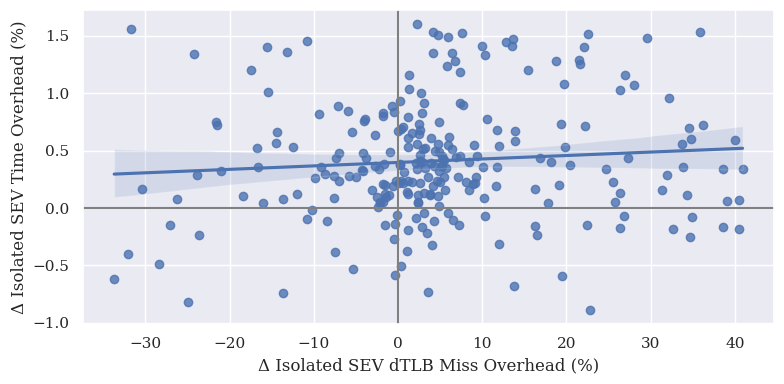
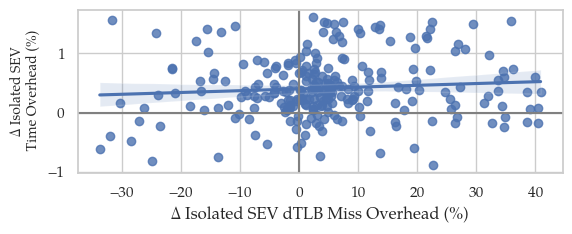
The change to this notebook cell's code, shown as a diff; its figure went from the first image to the second:
--- before
+++ after
@@ -15,10 +15,10 @@
 print("Spearman:", corr_iqr["Time_diff"].corr(corr_iqr["dTLB_diff"], method="spearman").round(4))
 
-fig, ax = plt.subplots(figsize=(8, 4))
+fig, ax = plt.subplots(figsize=(6, 2.5))
 sns.regplot(data=corr_iqr, x="dTLB_diff", y="Time_diff", ax=ax)
 ax.axhline(0, color="gray")
 ax.axvline(0, color="gray")
 ax.set_xlabel("Δ Isolated SEV dTLB Miss Overhead (%)")
-ax.set_ylabel("Δ Isolated SEV Time Overhead (%)")
+ax.set_ylabel("Δ Isolated SEV\n Time Overhead (%)", fontsize=10)
 fig.tight_layout()
 fig.savefig("images/krylov_time_dtlb_correlation.pdf", bbox_inches="tight")

Commit: plot design adjustments